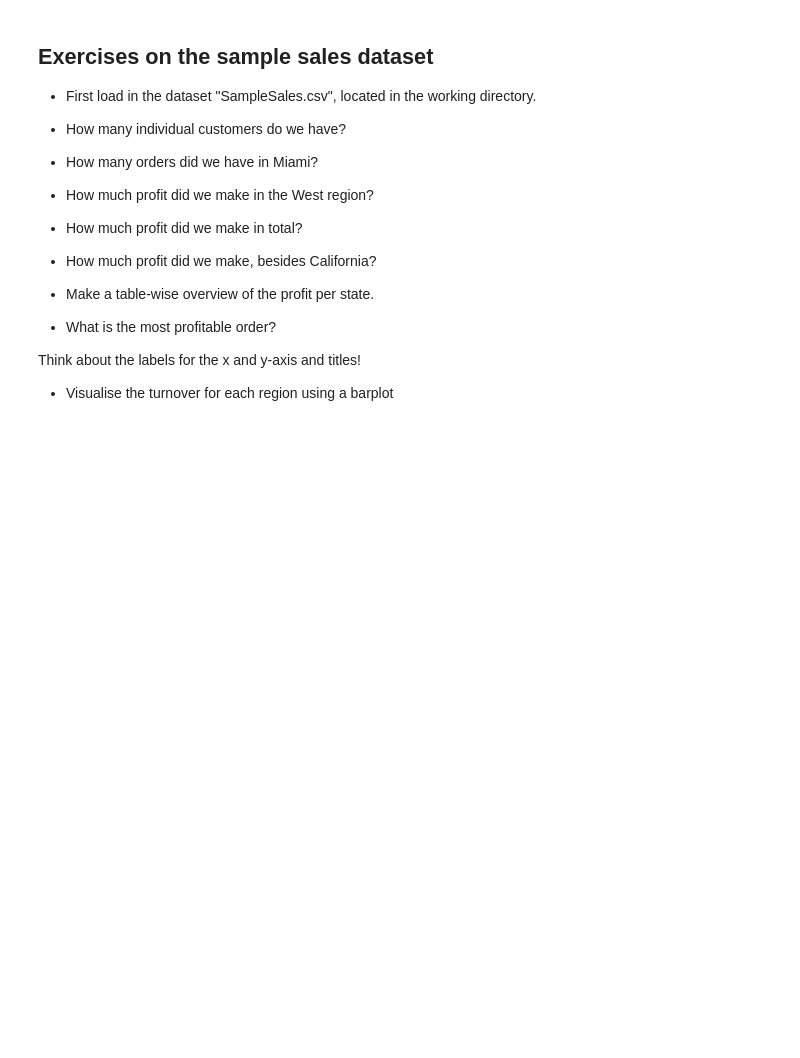
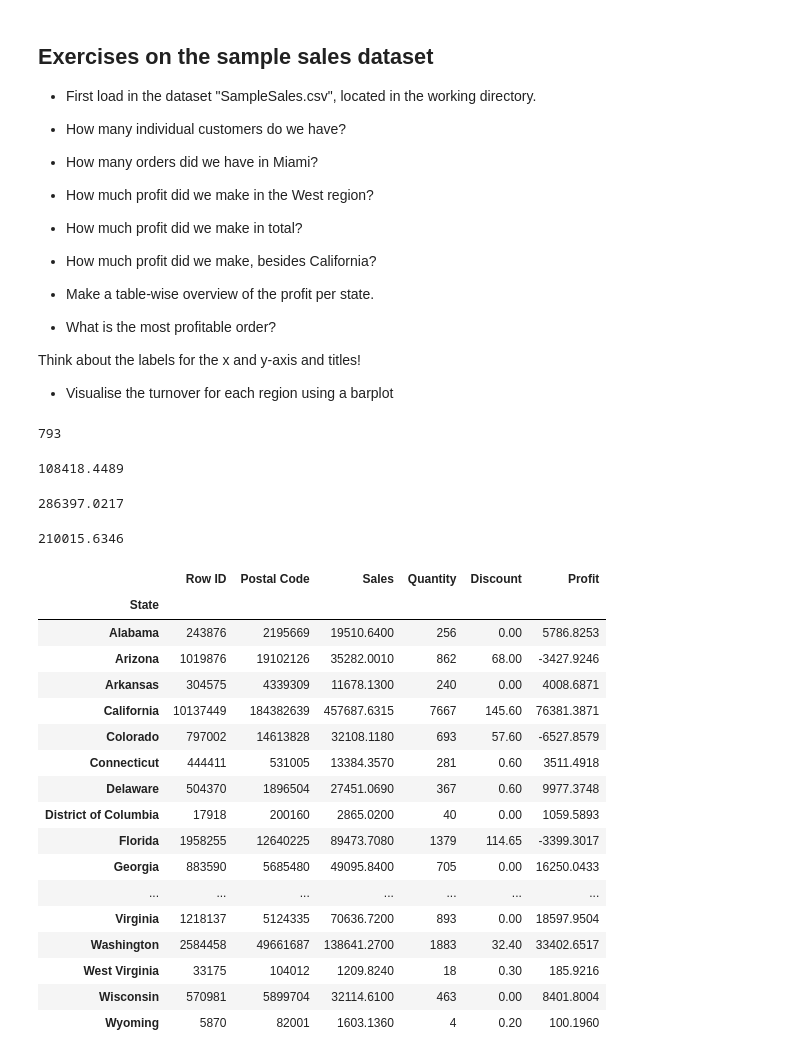
Before and after one commit to daanieo/PythonBasics, a Jupyter notebook: Session_4_data_manipulation.ipynb, the cells around one changed output. Saved outputs shown, nothing was run; the diff lists cells and outputs as text; code cells hidden in the pictures; blank space fills up the shorter version.

```diff
--- a/Session_4_data_manipulation.ipynb
+++ b/Session_4_data_manipulation.ipynb
@@ -215,0 +451,39 @@ Think about the labels for the x and y-axis and titles!
+# %%
+len(sales_data['Customer ID'].unique())
+# %% [output]
+793
+# %%
+west = sales_data[sales_data['Region']=='West']
+west['Profit'].sum()
+# %% [output]
+108418.4489
+# %%
+sales_data['Profit'].sum()
+# %% [output]
+286397.0217
+# %%
+west = sales_data[sales_data['State']!='California']
+west['Profit'].sum()
+# %% [output]
+210015.6346
+# %%
+sales_data.groupby(['State']).sum()
+# %% [output]
+|  | Row ID | Postal Code | Sales | Quantity | Discount | Profit |
+| State |  |  |  |  |  |  |
+| Alabama | 243876 | 2195669 | 19510.6400 | 256 | 0.00 | 5786.8253 |
+| Arizona | 1019876 | 19102126 | 35282.0010 | 862 | 68.00 | -3427.9246 |
+| Arkansas | 304575 | 4339309 | 11678.1300 | 240 | 0.00 | 4008.6871 |
+| California | 10137449 | 184382639 | 457687.6315 | 7667 | 145.60 | 76381.3871 |
+| Colorado | 797002 | 14613828 | 32108.1180 | 693 | 57.60 | -6527.8579 |
+| Connecticut | 444411 | 531005 | 13384.3570 | 281 | 0.60 | 3511.4918 |
+| Delaware | 504370 | 1896504 | 27451.0690 | 367 | 0.60 | 9977.3748 |
+| District of Columbia | 17918 | 200160 | 2865.0200 | 40 | 0.00 | 1059.5893 |
+| Florida | 1958255 | 12640225 | 89473.7080 | 1379 | 114.65 | -3399.3017 |
+| Georgia | 883590 | 5685480 | 49095.8400 | 705 | 0.00 | 16250.0433 |
+| ... | ... | ... | ... | ... | ... | ... |
+| Virginia | 1218137 | 5124335 | 70636.7200 | 893 | 0.00 | 18597.9504 |
+| Washington | 2584458 | 49661687 | 138641.2700 | 1883 | 32.40 | 33402.6517 |
+| West Virginia | 33175 | 104012 | 1209.8240 | 18 | 0.30 | 185.9216 |
+| Wisconsin | 570981 | 5899704 | 32114.6100 | 463 | 0.00 | 8401.8004 |
+| Wyoming | 5870 | 82001 | 1603.1360 | 4 | 0.20 | 100.1960 |
```
Also changed, not shown: parts of 35 cells of this notebook.
